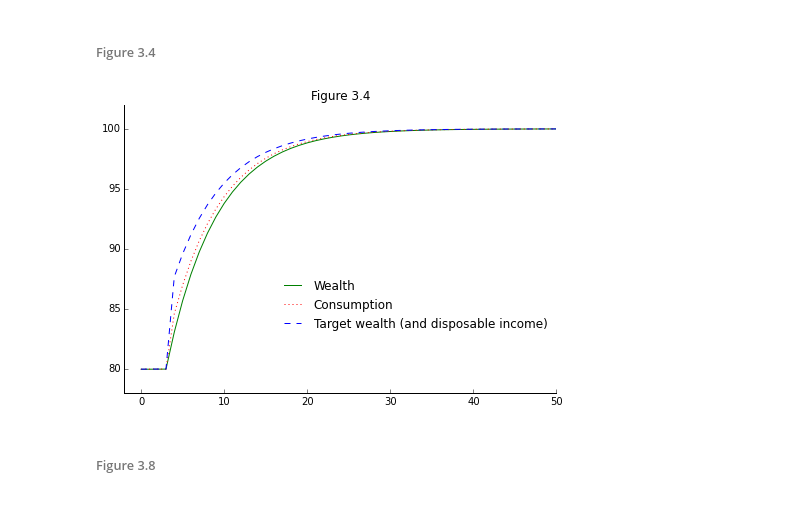
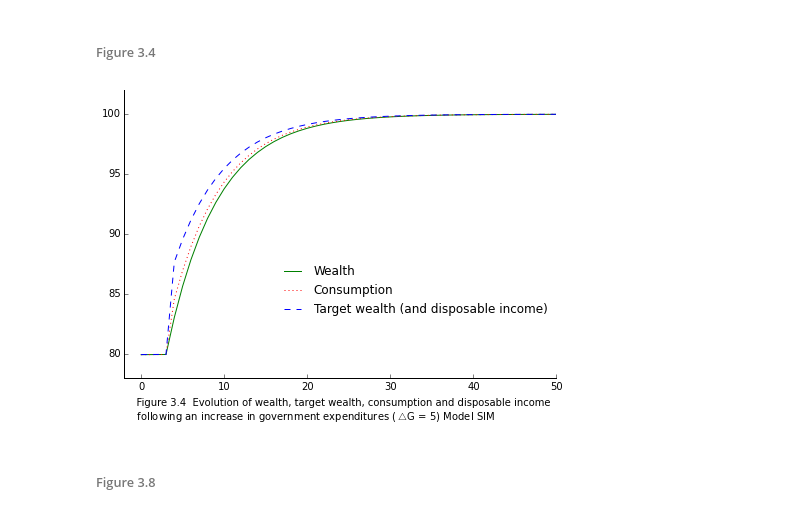
Before and after one commit to kennt/monetary-economics, a Jupyter notebook: Chapter 3 Model SIM.ipynb, the cells around one changed output. Cells and saved outputs as stored; diff of their text form; code cells hidden in the pictures.

```diff
--- a/Chapter 3 Model SIM.ipynb
+++ b/Chapter 3 Model SIM.ipynb
@@ -467,32 +483,35 @@ axes.set_title('Figure 3.3');
 # %% [markdown]
 ###### Figure 3.4
 # %%
+caption = '''
+    Figure 3.4  Evolution of wealth, target wealth, consumption and disposable income
+    following an increase in government expenditures ($\\bigtriangleup$G = 5) Model SIM '''
 xdata = range(len(step_model.solutions))
 hdata = [s['Hh'] for s in step_model.solutions]
 cdata = [s['Cs'] for s in step_model.solutions]
 vtdata = [s['YD']*(1.-s['alpha1'])/s['alpha2'] for s in step_model.solutions]
 
 import matplotlib.pyplot as plt
 
 fig = plt.figure()
 axes = fig.add_axes([0.1, 0.1, 1.0, 1.0])
 axes.tick_params(top='off', right='off')
 axes.spines['top'].set_visible(False)
 axes.spines['right'].set_visible(False)
 axes.set_ylim(78, 102)
 axes.set_xlim(-2, 50)
 axes.plot(xdata, hdata, linestyle='-', color='g',
           label='Wealth')
 axes.plot(xdata, cdata, linestyle=':', color='r',
           label='Consumption')
 axes.plot(xdata, vtdata, linestyle='--', color='b',
           label='Target wealth (and disposable income)')
 
 plt.legend(loc=(0.35,0.2), frameon=False)
 
-axes.set_title('Figure 3.4');
+fig.text(0.1, -0.05, caption);
 # %% [output]
-[figure, old version]
+[figure, new version]
 # %% [markdown]
 ###### Figure 3.8
 # %% [markdown]
```
Also changed, not shown: parts of 5 cells of this notebook, 2 other files.
